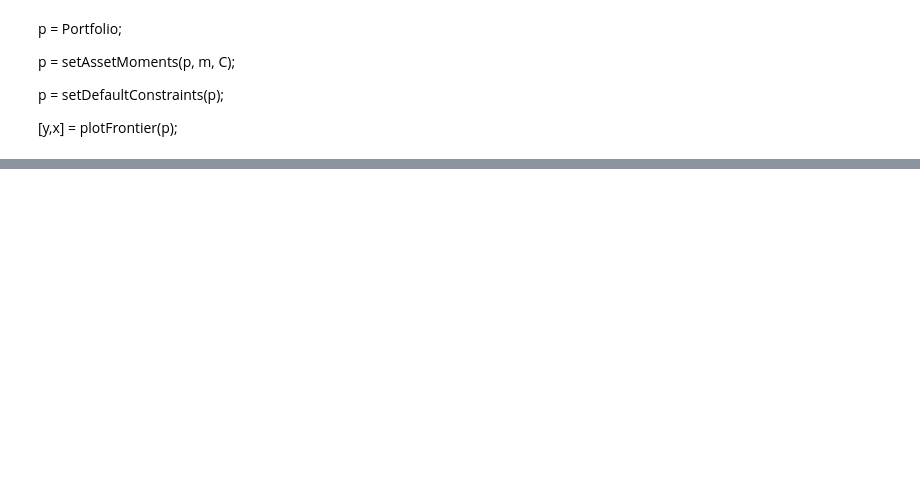
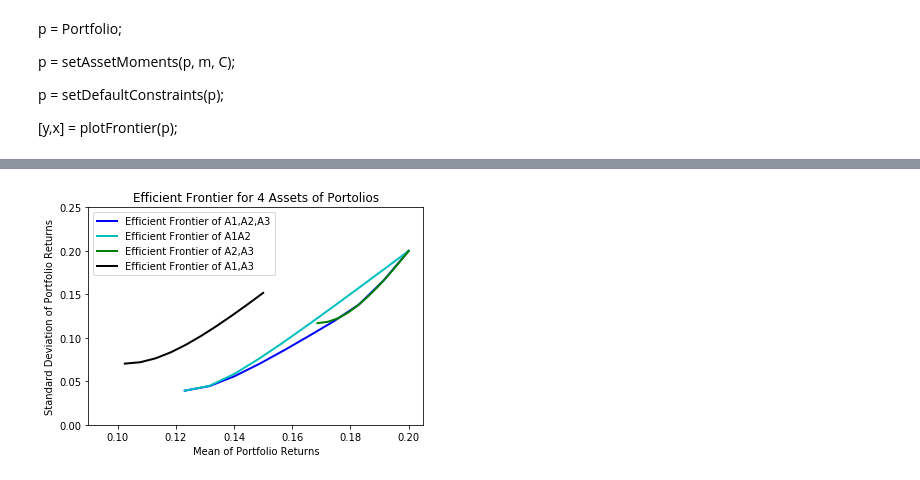
Before and after one commit to Trouble404/Computational-Finance-coursework, a Jupyter notebook: comp6212.ipynb, the cells around one changed output, grey strips where cells are left out. Saved outputs shown, nothing was run; the diff lists cells and outputs as text; code cells hidden in the pictures; blank space fills up the shorter version.

```diff
--- a/comp6212.ipynb
+++ b/comp6212.ipynb
@@ -47,7 +47,7 @@ p = setDefaultConstraints(p);
 [y,x] = plotFrontier(p);
 # %%
 # obtain data from matlab
-x = eng.workspace['x']
-y = eng.workspace['y']
+x1 = eng.workspace['x']
+y1 = eng.workspace['y']
 # %%
 f1 = plt.figure(1)
@@ -67,0 +70,4 @@ plt.show()
+# %%
+# obtain data from matlab
+x2 = eng.workspace['x']
+y2 = eng.workspace['y']
@@ -67,0 +76,4 @@ plt.show()
+# %%
+# obtain data from matlab
+x3 = eng.workspace['x']
+y3 = eng.workspace['y']
@@ -68,2 +82,24 @@ plt.show()
+# %%
+# obtain data from matlab
+x4 = eng.workspace['x']
+y4 = eng.workspace['y']
+# %%
+f2 = plt.figure(2)
+plt.plot(x1,y1, linewidth = '2', color='b', label = "Efficient Frontier of A1,A2,A3")
+plt.plot(x2,y2, linewidth = '2', color='c', label = "Efficient Frontier of A1A2")
+plt.plot(x3,y3, linewidth = '2', color='g', label = "Efficient Frontier of A2,A3")
+plt.plot(x4,y4, linewidth = '2', color='k', label = "Efficient Frontier of A1,A3")
+#plt.grid()
+plt.legend(loc='upper left')
+plt.title('Efficient Frontier for 4 Assets of Portolios')
+plt.ylabel("Standard Deviation of Portfolio Returns")
+plt.xlabel("Mean of Portfolio Returns")
+# plt with same scale
+plt.ylim(0,0.25)
+plt.xlim(0.09,0.205)
+plt.savefig("Efficient Frontier for 4 Assets of Portolios.PNG", dpi = 600)
+plt.show()
+# %% [output]
+[figure, added]
 # %%
 eng.quit()
```
Also changed, not shown: parts of 6 cells of this notebook.
